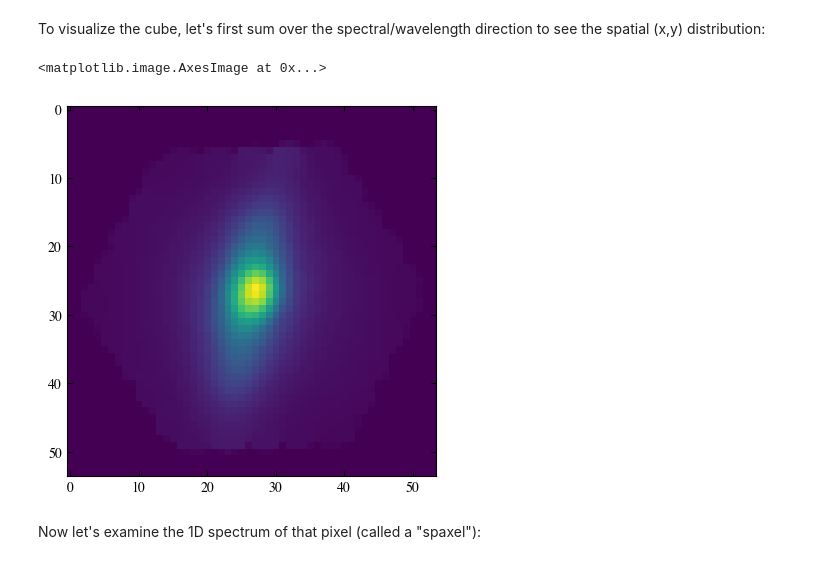
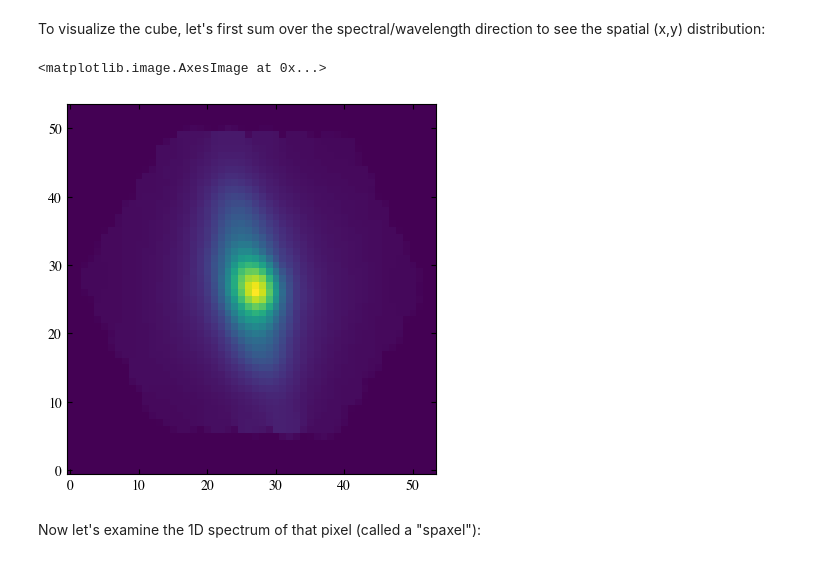
Before and after one commit to astropgh/python-boot-camp-2023, a Jupyter notebook: notebooks/03-NumpyBasics/solutions/solutions_numpy-basics-2.ipynb, the cells around one changed output. Drawn from its saved outputs; the diff is of its cells as text; code cells hidden in the pictures.

```diff
--- a/notebooks/03-NumpyBasics/solutions/solutions_numpy-basics-2.ipynb
+++ b/notebooks/03-NumpyBasics/solutions/solutions_numpy-basics-2.ipynb
@@ -239,10 +239,11 @@ flux_cube.shape      # COMPLETE THIS LINE OF CODE
 To visualize the cube, let's first sum over the spectral/wavelength direction to see the spatial (x,y) distribution:
 # %%
 flux_map = np.sum(flux_cube, axis=0)   # COMPLETE THIS LINE OF CODE
-plt.imshow(flux_map)
+fig, ax = plt.subplots(1)
+ax.imshow(flux_map, origin="lower")
 # %% [output]
 <matplotlib.image.AxesImage at 0x...>
-[figure, old version]
+[figure, new version]
 # %% [markdown]
 Now let's examine the 1D spectrum of that pixel (called a "spaxel"):
 # %%
```
Also changed, not shown: parts of 11 cells of this notebook, 3 other files.
